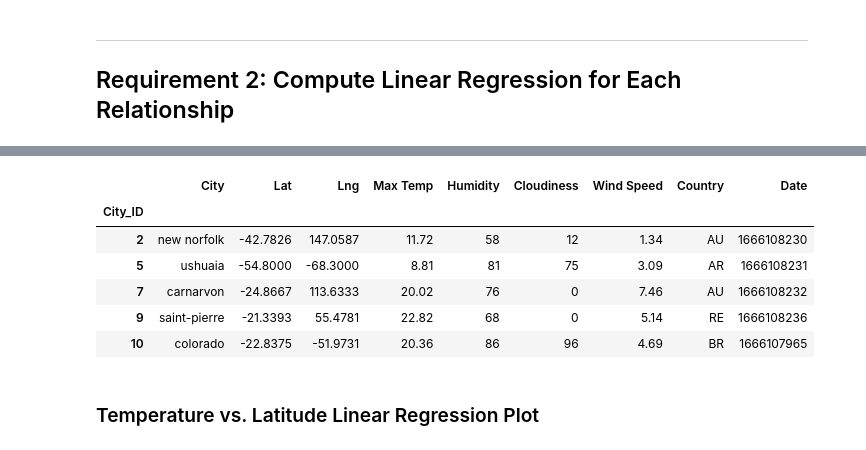
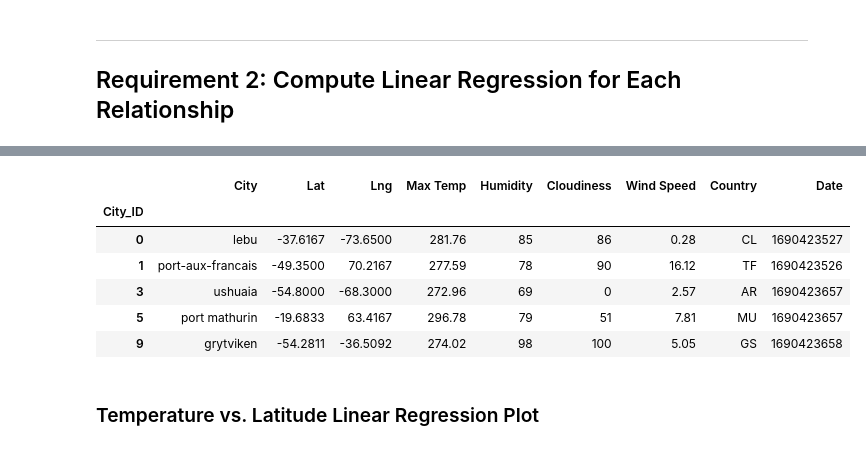
Before and after one commit to calirave/python-api-challenge, a Jupyter notebook: WeatherPy/WeatherPy.ipynb, the cells around one changed output, grey strips where cells are left out. Saved outputs shown, nothing was run; the diff lists cells and outputs as text; code cells hidden in the pictures.

```diff
--- a/WeatherPy/WeatherPy.ipynb
+++ b/WeatherPy/WeatherPy.ipynb
@@ -304,16 +304,16 @@ northern_hemi_df.head()
 # %%
 # Create a DataFrame with the Southern Hemisphere data (Latitude < 0)
 # YOUR CODE HERE
-
+southern_hemi_df = city_data_df[city_data_df["Lat"] <=0]
 # Display sample data
 southern_hemi_df.head()
 # %% [output]
 |  | City | Lat | Lng | Max Temp | Humidity | Cloudiness | Wind Speed | Country | Date |
 | City_ID |  |  |  |  |  |  |  |  |  |
-| 2 | new norfolk | -42.7826 | 147.0587 | 11.72 | 58 | 12 | 1.34 | AU | 1666108230 |
-| 5 | ushuaia | -54.8000 | -68.3000 | 8.81 | 81 | 75 | 3.09 | AR | 1666108231 |
-| 7 | carnarvon | -24.8667 | 113.6333 | 20.02 | 76 | 0 | 7.46 | AU | 1666108232 |
-| 9 | saint-pierre | -21.3393 | 55.4781 | 22.82 | 68 | 0 | 5.14 | RE | 1666108236 |
-| 10 | colorado | -22.8375 | -51.9731 | 20.36 | 86 | 96 | 4.69 | BR | 1666107965 |
+| 0 | lebu | -37.6167 | -73.6500 | 281.76 | 85 | 86 | 0.28 | CL | 1690423527 |
+| 1 | port-aux-francais | -49.3500 | 70.2167 | 277.59 | 78 | 90 | 16.12 | TF | 1690423526 |
+| 3 | ushuaia | -54.8000 | -68.3000 | 272.96 | 69 | 0 | 2.57 | AR | 1690423657 |
+| 5 | port mathurin | -19.6833 | 63.4167 | 296.78 | 79 | 51 | 7.81 | MU | 1690423657 |
+| 9 | grytviken | -54.2811 | -36.5092 | 274.02 | 98 | 100 | 5.05 | GS | 1690423658 |
 # %% [markdown]
 ###  Temperature vs. Latitude Linear Regression Plot
```
Also changed, not shown: parts of 35 cells of this notebook, 6 other files.
